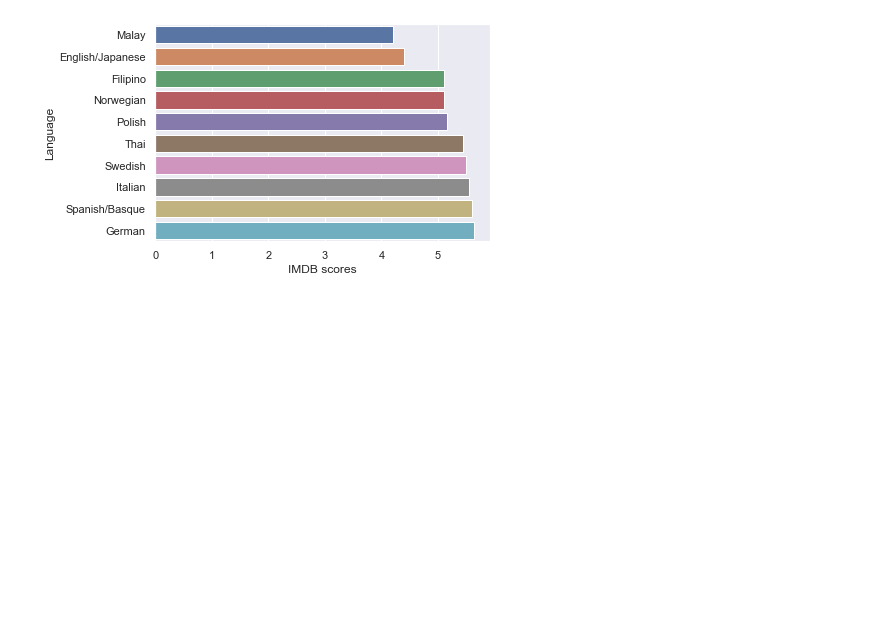
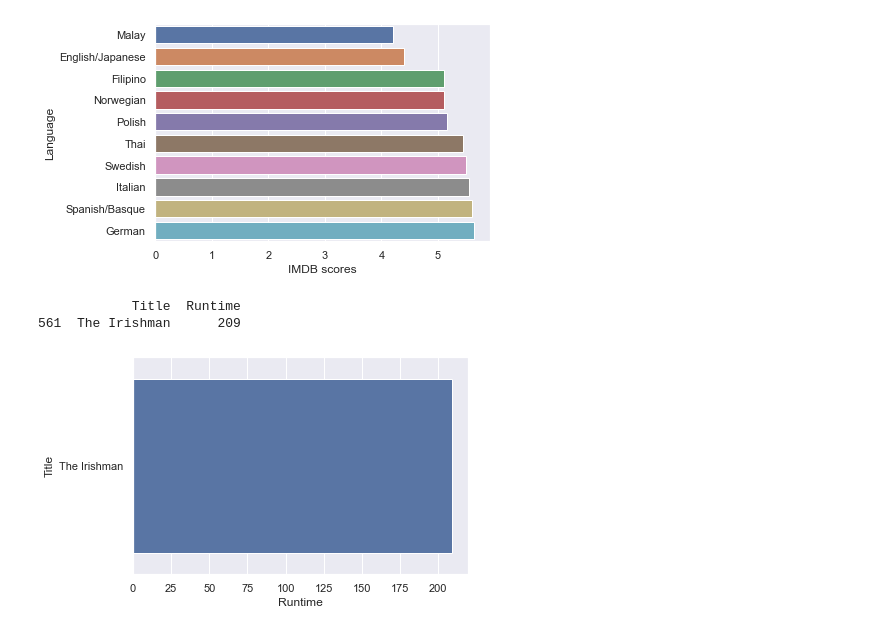
Before and after one commit to yavuzcpkn/Python-Netflix-DataAnalysis, a Jupyter notebook: Python-Netflix-DataAnalysis.ipynb, the cells around one changed output. Drawn from its saved outputs; the diff is of its cells as text; code cells hidden in the pictures; blank space fills up the shorter version.

```diff
--- a/Python-Netflix-DataAnalysis.ipynb
+++ b/Python-Netflix-DataAnalysis.ipynb
@@ -250,3 +250,12 @@ imdblanguageplot.set(ylabel="Language",
 ---------------------------------------------------------------------------------
 [Text(0, 0.5, 'Language'), Text(0.5, 0, 'IMDB scores')]
 [figure]
+# %%
+# Hangi yılın toplam "runtime" süresi en fazladır?
+runtime_high = netflix[["Title", "Runtime"]].sort_values(["Runtime"], ascending=False)[:1]
+print(runtime_high)
+runtime_high_plot = sns.barplot(data = runtime_high, x='Runtime', y='Title')
+# %% [output]
+            Title  Runtime
+561  The Irishman      209
+[figure, added]
```
Also changed, not shown: parts of 1 cell of this notebook.
